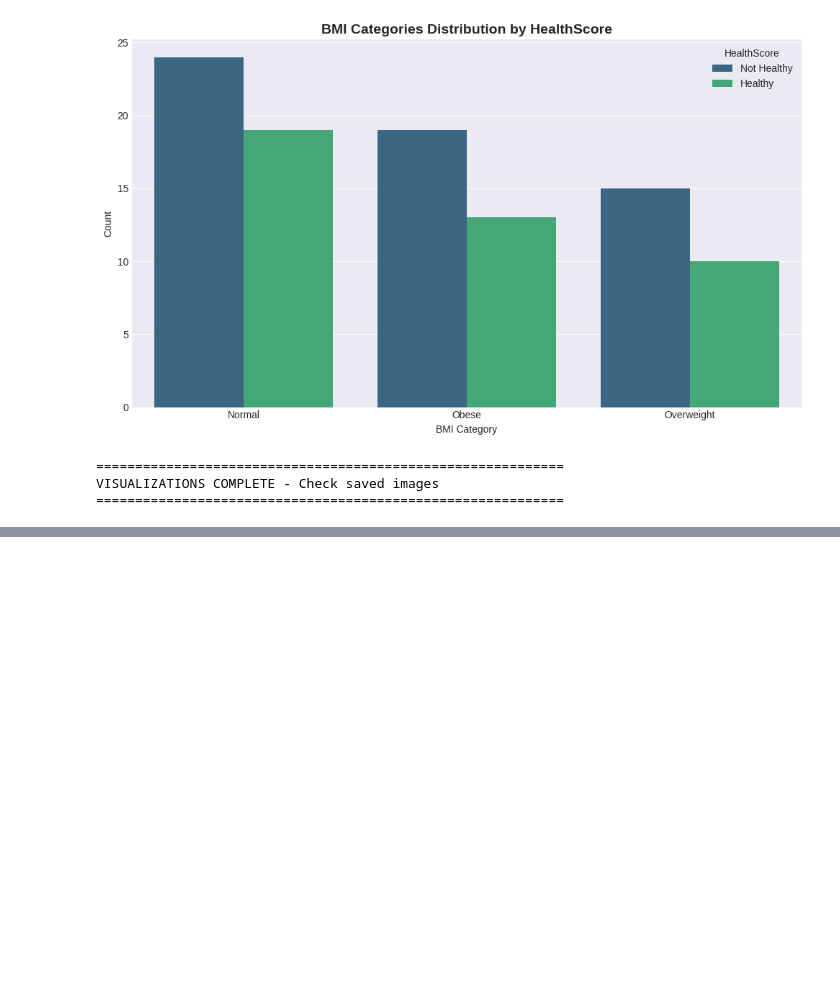
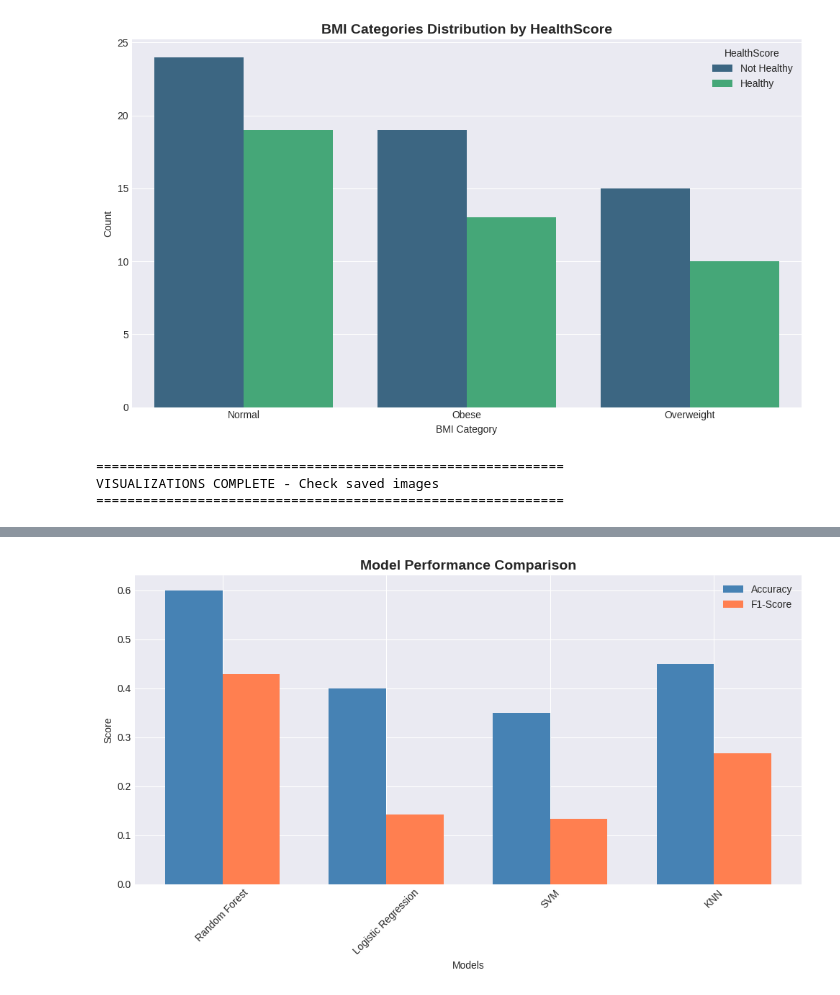
Before and after one commit to sanjaymaharja/Machine-Learning-Programming, a Jupyter notebook: Project: Smart Health & Lifestyle Prediction System.ipynb, the cells around one changed output, grey strips where cells are left out. Cells and saved outputs as stored; diff of their text form; code cells hidden in the pictures; blank space fills up the shorter version.

Commit message:
Activity Part 4 — Supervised Machine Learning

```diff
--- a/Project: Smart Health & Lifestyle Prediction System.ipynb
+++ b/Project: Smart Health & Lifestyle Prediction System.ipynb
@@ -249,3 +249,102 @@ print("\n")
 ============================================================
 VISUALIZATIONS COMPLETE - Check saved images
 ============================================================
+# %%
+# ============================================
+# ACTIVITY PART 4 — Supervised Machine Learning
+# ============================================
+
+# TODO 15: Spliting dataset into X (features) and y (HealthScore)
+# Selecting features for modeling
+feature_cols = ['Age', 'HoursExercise', 'HoursSleep', 'DietScore',
+                'StressLevel', 'BMI', 'WellnessIndex', 'Gender_Encoded',
+                'BMI_Category_Encoded']
+X = df[feature_cols]
+y = df['HealthScore']
+
+# TODO 16: Spliting data into train/test sets (80/20)
+X_train, X_test, y_train, y_test = train_test_split(X, y, test_size=0.2,
+                                                    random_state=42, stratify=y)
+
+print("="*60)
+print("DATA SPLIT COMPLETE")
+print("="*60)
+print(f"Training set size: {X_train.shape[0]} samples")
+print(f"Test set size: {X_test.shape[0]} samples")
+print("\n")
+
+# TODO 17: Training KNN model
+knn = KNeighborsClassifier(n_neighbors=5)
+knn.fit(X_train, y_train)
+y_pred_knn = knn.predict(X_test)
+
+print("="*60)
+print("KNN MODEL RESULTS")
+print("="*60)
+print(f"Accuracy: {accuracy_score(y_test, y_pred_knn):.4f}")
+print(f"F1-Score: {f1_score(y_test, y_pred_knn):.4f}")
+print("\nConfusion Matrix:")
+print(confusion_matrix(y_test, y_pred_knn))
+print("\nClassification Report:")
+print(classification_report(y_test, y_pred_knn))
+print("\n")
+
+# TODO 18: Training Random Forest, Logistic Regression, and SVM models
+models = {
+    'Random Forest': RandomForestClassifier(n_estimators=100, random_state=42),
+    'Logistic Regression': LogisticRegression(random_state=42, max_iter=1000),
+    'SVM': SVC(kernel='rbf', random_state=42)
+}
+
+results = {}
+
+for name, model in models.items():
+    model.fit(X_train, y_train)
+    y_pred = model.predict(X_test)
+    accuracy = accuracy_score(y_test, y_pred)
+    f1 = f1_score(y_test, y_pred)
+    results[name] = {'accuracy': accuracy, 'f1_score': f1, 'model': model}
+
+    print("="*60)
+    print(f"{name.upper()} MODEL RESULTS")
+    print("="*60)
+    print(f"Accuracy: {accuracy:.4f}")
+    print(f"F1-Score: {f1:.4f}")
+    print("\nConfusion Matrix:")
+    print(confusion_matrix(y_test, y_pred))
+    print("\nClassification Report:")
+    print(classification_report(y_test, y_pred))
+    print("\n")
+
+# Adding KNN to results
+results['KNN'] = {'accuracy': accuracy_score(y_test, y_pred_knn),
+                  'f1_score': f1_score(y_test, y_pred_knn),
+                  'model': knn}
+
+# TODO 19: Comparing models using accuracy and F1-score
+print("="*60)
+print("MODEL COMPARISON")
+print("="*60)
+comparison_df = pd.DataFrame({
+    'Model': list(results.keys()),
+    'Accuracy': [results[m]['accuracy'] for m in results.keys()],
+    'F1-Score': [results[m]['f1_score'] for m in results.keys()]
+})
+print(comparison_df.to_string(index=False))
+print("\n")
+
+# Visualizing model comparison
+plt.figure(figsize=(10, 6))
+x_pos = np.arange(len(comparison_df))
+width = 0.35
+plt.bar(x_pos - width/2, comparison_df['Accuracy'], width, label='Accuracy', color='steelblue')
+plt.bar(x_pos + width/2, comparison_df['F1-Score'], width, label='F1-Score', color='coral')
+plt.xlabel('Models')
+plt.ylabel('Score')
+plt.title('Model Performance Comparison', fontsize=14, fontweight='bold')
+plt.xticks(x_pos, comparison_df['Model'], rotation=45)
+plt.legend()
+plt.tight_layout()
+plt.savefig('model_comparison.png', dpi=100)
+plt.show()
+# %% [output]
@@ -251,0 +368 @@ VISUALIZATIONS COMPLETE - Check saved images
+[figure, added]
```
Also changed, not shown: parts of 1 cell of this notebook.
